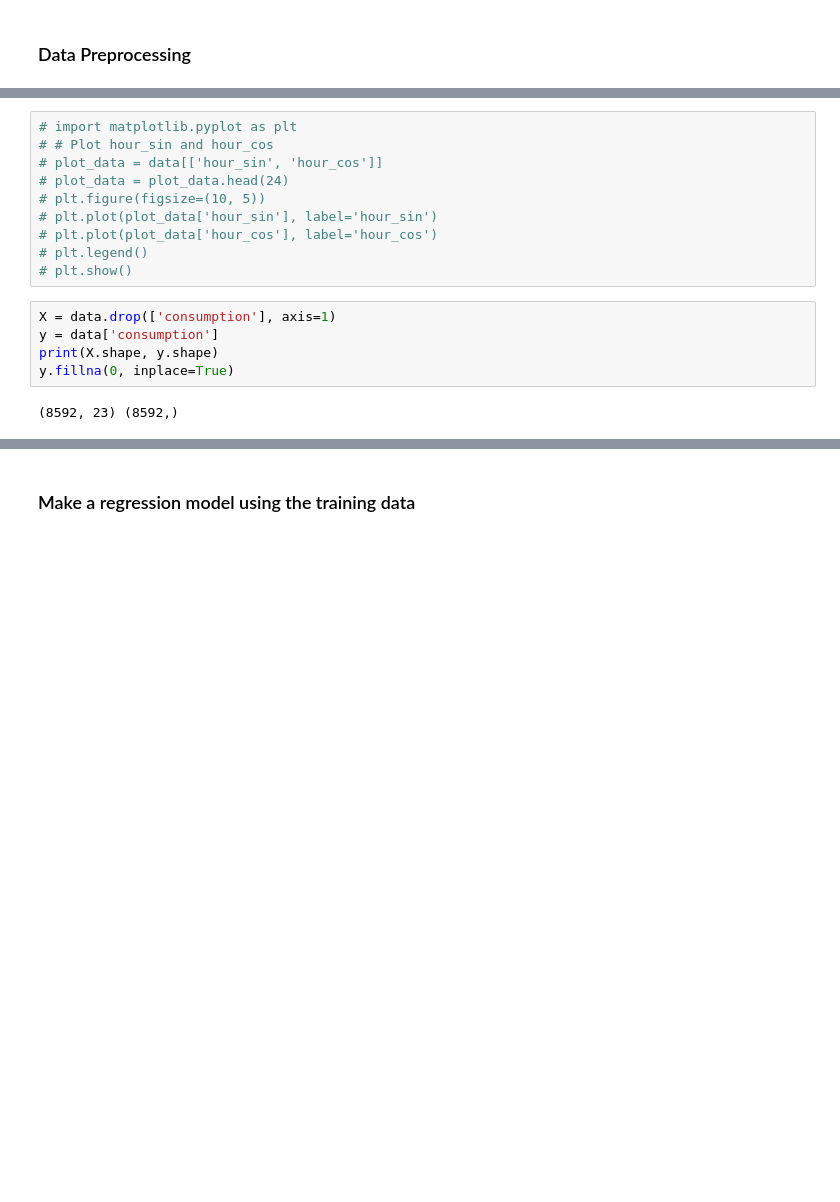
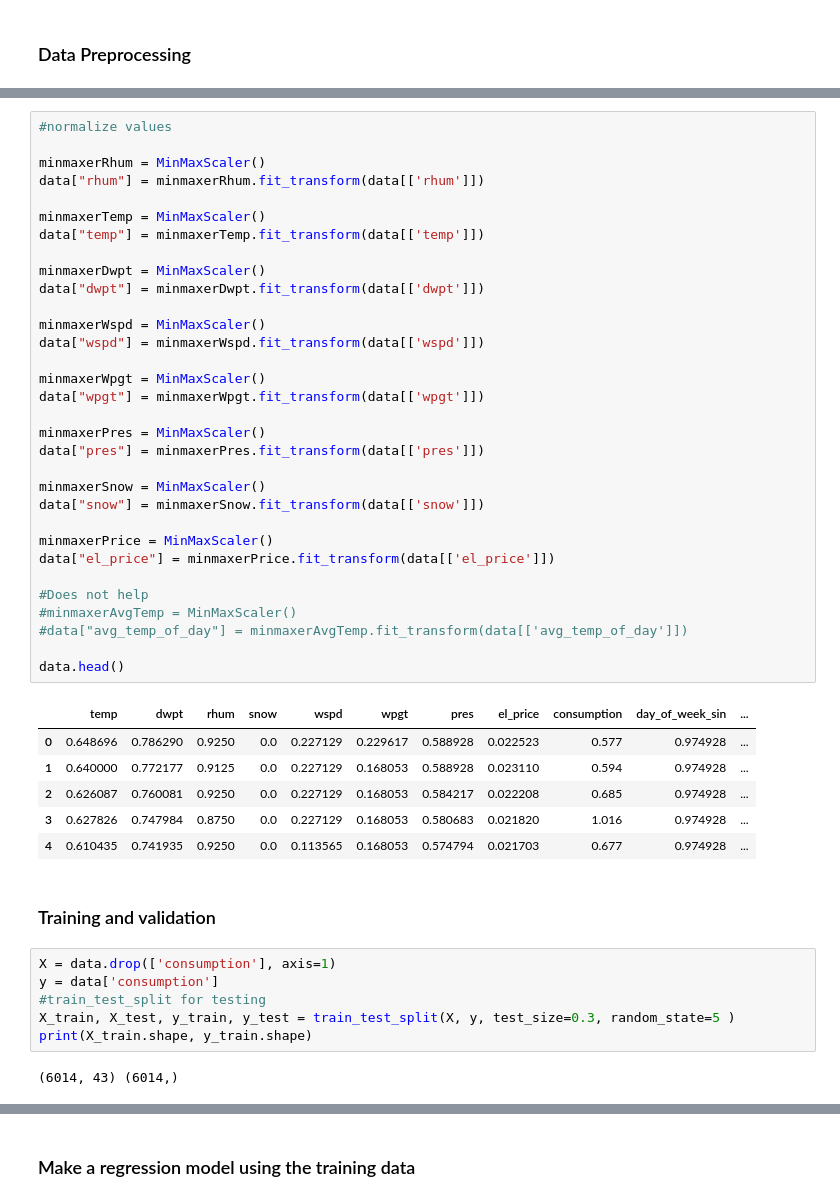
Before and after one commit to TKunnapuu/ElectricityConsumptionPrediction, a Jupyter notebook: model_prediction.ipynb, the cells around one changed output, grey strips where cells are left out. Cells and saved outputs as stored; diff of their text form; blank space fills up the shorter version.

```diff
--- a/model_prediction.ipynb
+++ b/model_prediction.ipynb
@@ -213,18 +202,50 @@ See the caveats in the documentation: https://pandas.pydata.org/pandas-docs/stab
-# %%
-# import matplotlib.pyplot as plt
-# # Plot hour_sin and hour_cos
-# plot_data = data[['hour_sin', 'hour_cos']]
-# plot_data = plot_data.head(24)
-# plt.figure(figsize=(10, 5))
-# plt.plot(plot_data['hour_sin'], label='hour_sin')
-# plt.plot(plot_data['hour_cos'], label='hour_cos')
-# plt.legend()
-# plt.show()
+# %%
+#normalize values
+
+minmaxerRhum = MinMaxScaler()
+data["rhum"] = minmaxerRhum.fit_transform(data[['rhum']])
+
+minmaxerTemp = MinMaxScaler()
+data["temp"] = minmaxerTemp.fit_transform(data[['temp']])
+
+minmaxerDwpt = MinMaxScaler()
+data["dwpt"] = minmaxerDwpt.fit_transform(data[['dwpt']])
+
+minmaxerWspd = MinMaxScaler()
+data["wspd"] = minmaxerWspd.fit_transform(data[['wspd']])
+
+minmaxerWpgt = MinMaxScaler()
+data["wpgt"] = minmaxerWpgt.fit_transform(data[['wpgt']])
+
+minmaxerPres = MinMaxScaler()
+data["pres"] = minmaxerPres.fit_transform(data[['pres']])
+
+minmaxerSnow = MinMaxScaler()
+data["snow"] = minmaxerSnow.fit_transform(data[['snow']])
+
+minmaxerPrice = MinMaxScaler()
+data["el_price"] = minmaxerPrice.fit_transform(data[['el_price']])
+
+#Does not help
+#minmaxerAvgTemp = MinMaxScaler()
+#data["avg_temp_of_day"] = minmaxerAvgTemp.fit_transform(data[['avg_temp_of_day']])
+
+data.head()
+# %% [output]
+|  | temp | dwpt | rhum | snow | wspd | wpgt | pres | el_price | consumption | day_of_week_sin | ... |
+| 0 | 0.648696 | 0.786290 | 0.9250 | 0.0 | 0.227129 | 0.229617 | 0.588928 | 0.022523 | 0.577 | 0.974928 | ... |
+| 1 | 0.640000 | 0.772177 | 0.9125 | 0.0 | 0.227129 | 0.168053 | 0.588928 | 0.023110 | 0.594 | 0.974928 | ... |
+| 2 | 0.626087 | 0.760081 | 0.9250 | 0.0 | 0.227129 | 0.168053 | 0.584217 | 0.022208 | 0.685 | 0.974928 | ... |
+| 3 | 0.627826 | 0.747984 | 0.8750 | 0.0 | 0.227129 | 0.168053 | 0.580683 | 0.021820 | 1.016 | 0.974928 | ... |
+| 4 | 0.610435 | 0.741935 | 0.9250 | 0.0 | 0.113565 | 0.168053 | 0.574794 | 0.021703 | 0.677 | 0.974928 | ... |
+# %% [markdown]
+### Training and validation
 # %%
 X = data.drop(['consumption'], axis=1)
 y = data['consumption']
-print(X.shape, y.shape)
-y.fillna(0, inplace=True)
+#train_test_split for testing
+X_train, X_test, y_train, y_test = train_test_split(X, y, test_size=0.3, random_state=5 )
+print(X_train.shape, y_train.shape)
 # %% [output]
-(8592, 23) (8592,)
+(6014, 43) (6014,)
 # %%
```
Also changed, not shown: parts of 20 cells of this notebook, 9 other files.
